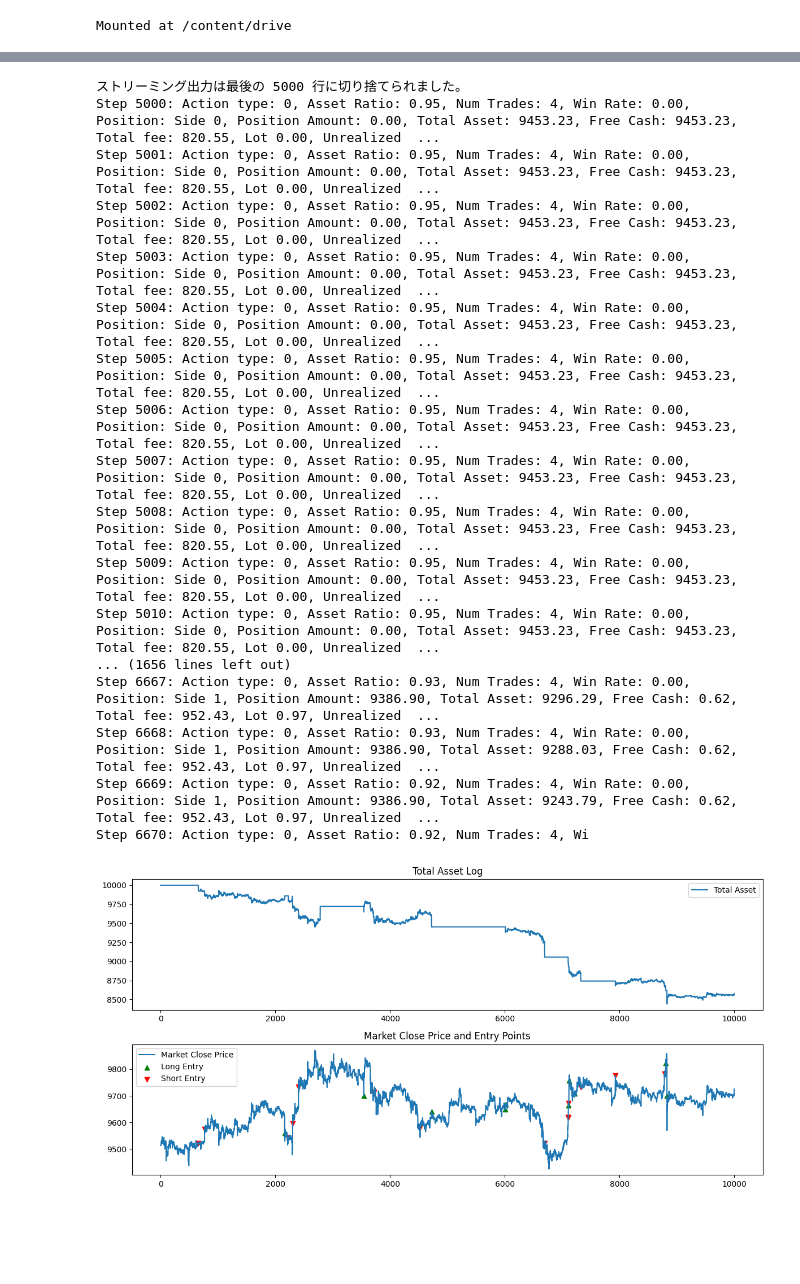
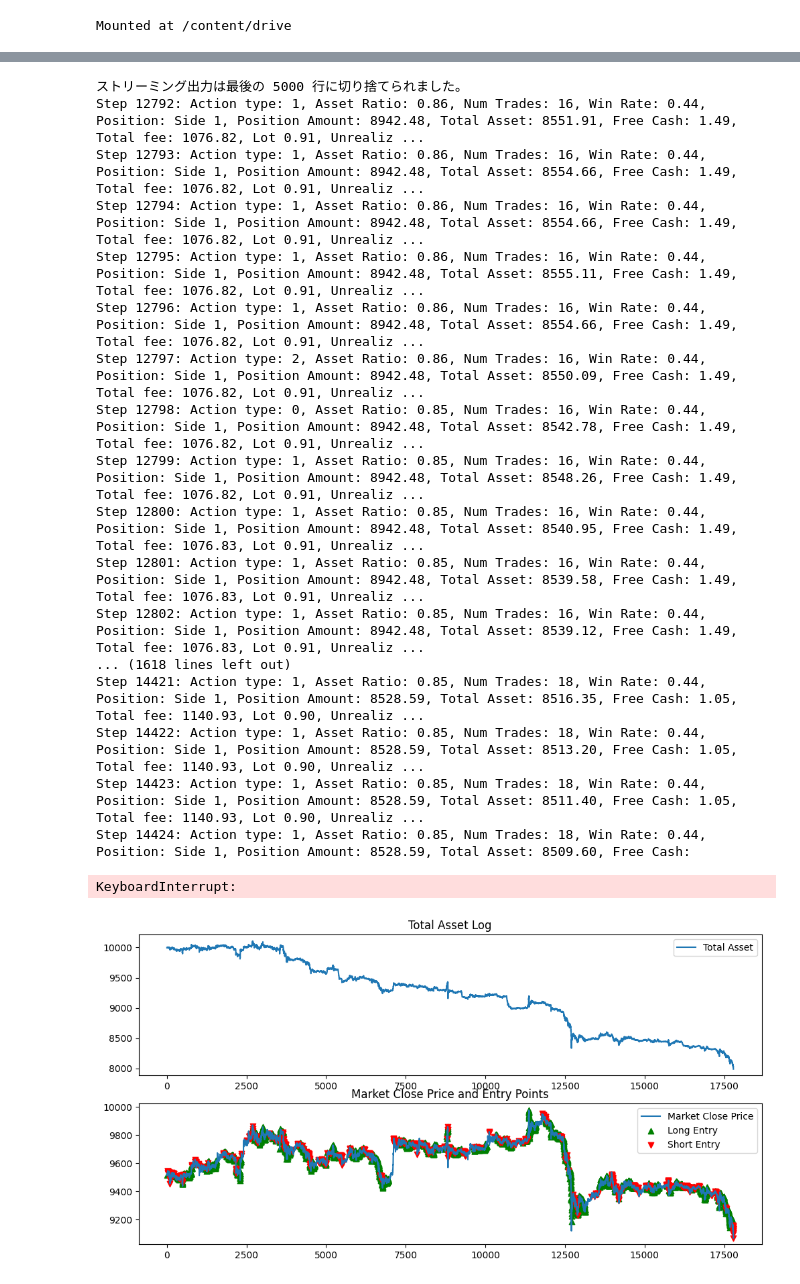
Before and after one commit to alunfes/GoogleColabProjects, a Jupyter notebook: DQN_Trading_Chase_Limit_Order.ipynb, the cells around one changed output, grey strips where cells are left out. Cells and saved outputs as stored; diff of their text form; code cells hidden in the pictures; blank space fills up the shorter version.

```diff
--- a/DQN_Trading_Chase_Limit_Order.ipynb
+++ b/DQN_Trading_Chase_Limit_Order.ipynb
@@ -1147,7 +1231,7 @@ class DuelingDQNLarge(nn.Module):
             md = F.relu(self.md_linears5[i](md))
             md_out_list.append(md)
         md_out = torch.cat(md_out_list, dim=1)
-        ac_state = ac_state.unsqueeze(-1)
+        #ac_state = ac_state.unsqueeze(-1)
         for i in range(self.ac_state_num):
             ac = ac_state[:, i, :]
             ac = F.relu(self.ac_linears0[i](ac))
@@ -1390,24 +1454,27 @@ Episode 951     Average Score: -7.13
 # %%
 class LoadModelTradingSimulation:
-    def __init__(self, start_index, simulation_length, md_state_length, md_state_num, ac_state_length, ac_state_num, output_size):
+    def __init__(self, start_index, simulation_length, md_state_length, md_state_num, ac_state_length, ac_state_num, output_size, action_ratio, max_trade_cycle_period):
         self.model_path = model_directory+'dqn_trading_model.pth'
         self.md_state_length =md_state_length
         self.md_state_num = md_state_num
         self.ac_state_num = ac_state_num
         self.ac_state_length = ac_state_length
         self.output_size = output_size
+        self.action_ratio = action_ratio
         self.device = torch.device("cuda" if torch.cuda.is_available() else "cpu")
         self.model = DuelingDQNLarge(self.md_state_length, self.md_state_num, self.ac_state_length, self.ac_state_num, self.output_size).to(self.device)
         self.__load_model()
         self.start_index = start_index
         self.simulation_length = simulation_length
         self.current_index = start_index
-        self.env = TradingEnvOneTradeRewarding(False, start_ind=self.start_index, end_ind=self.simulation_length + self.start_index, state_length=self.ac_state_length, is_done_pnl_ratio=-0.3,
-                       is_done_trade_ratio=0, max_trade_cycle_period = len(MarketData.close))
+        self.max_trade_cycle_period = max_trade_cycle_period
+        self.env = TradingEnvChaseLimitOrder(False, start_ind=self.start_index, end_ind=self.simulation_length + self.start_index, state_length=self.ac_state_length, is_done_pnl_ratio=-0.2,
+                       is_done_trade_ratio=0, max_trade_cycle_period = self.max_trade_cycle_period)
 
 
     def __load_model(self):
         checkpoint = torch.load(self.model_path, map_location=self.device)
+        print(checkpoint)
         self.model.load_state_dict(checkpoint['model_state_dict'])
         self.model.eval()
         self.model = self.model.to(self.device)
@@ -1430,8 +1497,7 @@ class LoadModelTradingSimulation:
                 long_entries.append(step)
             elif action == 2:
                 short_entries.append(step)
-            is_done, ac_next_state, reward, = self.env.step(action, 1.0)
-            #print(f"Step {step}:Action type: {action}, Asset Ratio: {self.env.total_asset/self.env.initial_asset:.2f}, Num Trades: {self.env.num_trade}, Win Rate: {self.env.win_rate:.2f}, Position: Side {self.env.position_side}, Position Amount: {self.env.position_price * env.position_lot:.2f}, Total Asset: {self.env.total_asset:.2f}, Free Cash: {self.env.free_cash:.2f}, Total fee: {self.env.total_fee:.2f}, Lot {self.env.position_lot:.2f}, Unrealized PnL: {self.env.unrealized_pnl:.2f}, Total Realized PnL: {self.env.total_realized_pnl:.2f}")
+            is_done, ac_next_state, reward, = self.env.step(action, self.action_ratio)
             print(f"Step {step}: Action type: {action}, "
                 f"Asset Ratio: {self.env.total_asset/self.env.initial_asset:.2f}, "
                 f"Num Trades: {self.env.num_trade}, "
@@ -1444,11 +1510,11 @@ class LoadModelTradingSimulation:
                 f"Lot {self.env.position_lot:.2f}, "
                 f"Unrealized PnL: {self.env.unrealized_pnl:.2f}, "
                 f"Total Realized PnL: {self.env.total_realized_pnl:.2f}")
-
             ac_state = ac_next_state
             self.current_index += 1
             if is_done:
                 print('Is done criteria is reached!')
+                break
         self.display_step_info(long_entries, short_entries)
 
 
@@ -1460,52 +1526,54 @@ class LoadModelTradingSimulation:
         plt.plot(self.env.total_asset_log[self.env.state_length:], label='Total Asset')
         plt.legend()
         plt.title('Total Asset Log')
         # Plot MarketData.close with long and short entries
         valid_close_data = MarketData.close[self.env.start_ind:self.env.start_ind + len(self.env.total_asset_log[self.env.state_length:])]
         plt.subplot(2, 1, 2)
         plt.plot(valid_close_data, label='Market Close Price')
         # long_entries と short_entries のクローズ価格を取得
         long_close_prices = [MarketData.close[self.env.start_ind + i] for i in long_entries if self.env.start_ind + i < len(MarketData.close)]
         short_close_prices = [MarketData.close[self.env.start_ind + i] for i in short_entries if self.env.start_ind + i < len(MarketData.close)]
         # エントリポイントをプロット
         plt.scatter(long_entries, long_close_prices, color='green', marker='^', label='Long Entry')
         plt.scatter(short_entries, short_close_prices, color='red', marker='v', label='Short Entry')
         plt.legend()
         plt.title('Market Close Price and Entry Points')
         plt.tight_layout()
         plt.show()
 
 
 # シミュレーションの設定
 start_index = 100000  # 任意の開始位置
-simulation_length = 10000  # シミュレーションの長さ
-ac_state_num = 3
-ac_state_length = 1
+simulation_length = 30000  # シミュレーションの長さ
+ac_state_num = 7
+ac_state_length = 10
 max_trade_cycle_period = 770
 num_md_index = 10
 md_state_length = num_md_index
 md_state_num=len(MarketData.terms)
-output_size = 3
+output_size = 4
+action_ratio = 0.5
 
 # シミュレーションの実行
-simulation = LoadModelTradingSimulation(start_index, simulation_length, md_state_length, md_state_num, ac_state_length, ac_state_num, output_size)
+simulation = LoadModelTradingSimulation(start_index, simulation_length, md_state_length, md_state_num, ac_state_length, ac_state_num, output_size, action_ratio, max_trade_cycle_period)
 simulation.run_simulation()
 # %% [output]
 ストリーミング出力は最後の 5000 行に切り捨てられました。
-Step 5000: Action type: 0, Asset Ratio: 0.95, Num Trades: 4, Win Rate: 0.00, Position: Side 0, Position Amount: 0.00, Total Asset: 9453.23, Free Cash: 9453.23, Total fee: 820.55, Lot 0.00, Unrealized  ...
-Step 5001: Action type: 0, Asset Ratio: 0.95, Num Trades: 4, Win Rate: 0.00, Position: Side 0, Position Amount: 0.00, Total Asset: 9453.23, Free Cash: 9453.23, Total fee: 820.55, Lot 0.00, Unrealized  ...
-Step 5002: Action type: 0, Asset Ratio: 0.95, Num Trades: 4, Win Rate: 0.00, Position: Side 0, Position Amount: 0.00, Total Asset: 9453.23, Free Cash: 9453.23, Total fee: 820.55, Lot 0.00, Unrealized  ...
-Step 5003: Action type: 0, Asset Ratio: 0.95, Num Trades: 4, Win Rate: 0.00, Position: Side 0, Position Amount: 0.00, Total Asset: 9453.23, Free Cash: 9453.23, Total fee: 820.55, Lot 0.00, Unrealized  ...
-Step 5004: Action type: 0, Asset Ratio: 0.95, Num Trades: 4, Win Rate: 0.00, Position: Side 0, Position Amount: 0.00, Total Asset: 9453.23, Free Cash: 9453.23, Total fee: 820.55, Lot 0.00, Unrealized  ...
-Step 5005: Action type: 0, Asset Ratio: 0.95, Num Trades: 4, Win Rate: 0.00, Position: Side 0, Position Amount: 0.00, Total Asset: 9453.23, Free Cash: 9453.23, Total fee: 820.55, Lot 0.00, Unrealized  ...
-Step 5006: Action type: 0, Asset Ratio: 0.95, Num Trades: 4, Win Rate: 0.00, Position: Side 0, Position Amount: 0.00, Total Asset: 9453.23, Free Cash: 9453.23, Total fee: 820.55, Lot 0.00, Unrealized  ...
-Step 5007: Action type: 0, Asset Ratio: 0.95, Num Trades: 4, Win Rate: 0.00, Position: Side 0, Position Amount: 0.00, Total Asset: 9453.23, Free Cash: 9453.23, Total fee: 820.55, Lot 0.00, Unrealized  ...
-Step 5008: Action type: 0, Asset Ratio: 0.95, Num Trades: 4, Win Rate: 0.00, Position: Side 0, Position Amount: 0.00, Total Asset: 9453.23, Free Cash: 9453.23, Total fee: 820.55, Lot 0.00, Unrealized  ...
-Step 5009: Action type: 0, Asset Ratio: 0.95, Num Trades: 4, Win Rate: 0.00, Position: Side 0, Position Amount: 0.00, Total Asset: 9453.23, Free Cash: 9453.23, Total fee: 820.55, Lot 0.00, Unrealized  ...
-Step 5010: Action type: 0, Asset Ratio: 0.95, Num Trades: 4, Win Rate: 0.00, Position: Side 0, Position Amount: 0.00, Total Asset: 9453.23, Free Cash: 9453.23, Total fee: 820.55, Lot 0.00, Unrealized  ...
-... (1656 lines left out)
-Step 6667: Action type: 0, Asset Ratio: 0.93, Num Trades: 4, Win Rate: 0.00, Position: Side 1, Position Amount: 9386.90, Total Asset: 9296.29, Free Cash: 0.62, Total fee: 952.43, Lot 0.97, Unrealized  ...
-Step 6668: Action type: 0, Asset Ratio: 0.93, Num Trades: 4, Win Rate: 0.00, Position: Side 1, Position Amount: 9386.90, Total Asset: 9288.03, Free Cash: 0.62, Total fee: 952.43, Lot 0.97, Unrealized  ...
-Step 6669: Action type: 0, Asset Ratio: 0.92, Num Trades: 4, Win Rate: 0.00, Position: Side 1, Position Amount: 9386.90, Total Asset: 9243.79, Free Cash: 0.62, Total fee: 952.43, Lot 0.97, Unrealized  ...
-Step 6670: Action type: 0, Asset Ratio: 0.92, Num Trades: 4, Wi
+Step 12792: Action type: 1, Asset Ratio: 0.86, Num Trades: 16, Win Rate: 0.44, Position: Side 1, Position Amount: 8942.48, Total Asset: 8551.91, Free Cash: 1.49, Total fee: 1076.82, Lot 0.91, Unrealiz ...
+Step 12793: Action type: 1, Asset Ratio: 0.86, Num Trades: 16, Win Rate: 0.44, Position: Side 1, Position Amount: 8942.48, Total Asset: 8554.66, Free Cash: 1.49, Total fee: 1076.82, Lot 0.91, Unrealiz ...
+Step 12794: Action type: 1, Asset Ratio: 0.86, Num Trades: 16, Win Rate: 0.44, Position: Side 1, Position Amount: 8942.48, Total Asset: 8554.66, Free Cash: 1.49, Total fee: 1076.82, Lot 0.91, Unrealiz ...
+Step 12795: Action type: 1, Asset Ratio: 0.86, Num Trades: 16, Win Rate: 0.44, Position: Side 1, Position Amount: 8942.48, Total Asset: 8555.11, Free Cash: 1.49, Total fee: 1076.82, Lot 0.91, Unrealiz ...
+Step 12796: Action type: 1, Asset Ratio: 0.86, Num Trades: 16, Win Rate: 0.44, Position: Side 1, Position Amount: 8942.48, Total Asset: 8554.66, Free Cash: 1.49, Total fee: 1076.82, Lot 0.91, Unrealiz ...
+Step 12797: Action type: 2, Asset Ratio: 0.86, Num Trades: 16, Win Rate: 0.44, Position: Side 1, Position Amount: 8942.48, Total Asset: 8550.09, Free Cash: 1.49, Total fee: 1076.82, Lot 0.91, Unrealiz ...
+Step 12798: Action type: 0, Asset Ratio: 0.85, Num Trades: 16, Win Rate: 0.44, Position: Side 1, Position Amount: 8942.48, Total Asset: 8542.78, Free Cash: 1.49, Total fee: 1076.82, Lot 0.91, Unrealiz ...
+Step 12799: Action type: 1, Asset Ratio: 0.85, Num Trades: 16, Win Rate: 0.44, Position: Side 1, Position Amount: 8942.48, Total Asset: 8548.26, Free Cash: 1.49, Total fee: 1076.82, Lot 0.91, Unrealiz ...
+Step 12800: Action type: 1, Asset Ratio: 0.85, Num Trades: 16, Win Rate: 0.44, Position: Side 1, Position Amount: 8942.48, Total Asset: 8540.95, Free Cash: 1.49, Total fee: 1076.83, Lot 0.91, Unrealiz ...
+Step 12801: Action type: 1, Asset Ratio: 0.85, Num Trades: 16, Win Rate: 0.44, Position: Side 1, Position Amount: 8942.48, Total Asset: 8539.58, Free Cash: 1.49, Total fee: 1076.83, Lot 0.91, Unrealiz ...
+Step 12802: Action type: 1, Asset Ratio: 0.85, Num Trades: 16, Win Rate: 0.44, Position: Side 1, Position Amount: 8942.48, Total Asset: 8539.12, Free Cash: 1.49, Total fee: 1076.83, Lot 0.91, Unrealiz ...
+... (1618 lines left out)
+Step 14421: Action type: 1, Asset Ratio: 0.85, Num Trades: 18, Win Rate: 0.44, Position: Side 1, Position Amount: 8528.59, Total Asset: 8516.35, Free Cash: 1.05, Total fee: 1140.93, Lot 0.90, Unrealiz ...
+Step 14422: Action type: 1, Asset Ratio: 0.85, Num Trades: 18, Win Rate: 0.44, Position: Side 1, Position Amount: 8528.59, Total Asset: 8513.20, Free Cash: 1.05, Total fee: 1140.93, Lot 0.90, Unrealiz ...
+Step 14423: Action type: 1, Asset Ratio: 0.85, Num Trades: 18, Win Rate: 0.44, Position: Side 1, Position Amount: 8528.59, Total Asset: 8511.40, Free Cash: 1.05, Total fee: 1140.93, Lot 0.90, Unrealiz ...
+Step 14424: Action type: 1, Asset Ratio: 0.85, Num Trades: 18, Win Rate: 0.44, Position: Side 1, Position Amount: 8528.59, Total Asset: 8509.60, Free Cash:
+KeyboardInterrupt:
-[figure, old version]
+[figure, new version]
```
Also changed, not shown: parts of 11 cells of this notebook.
